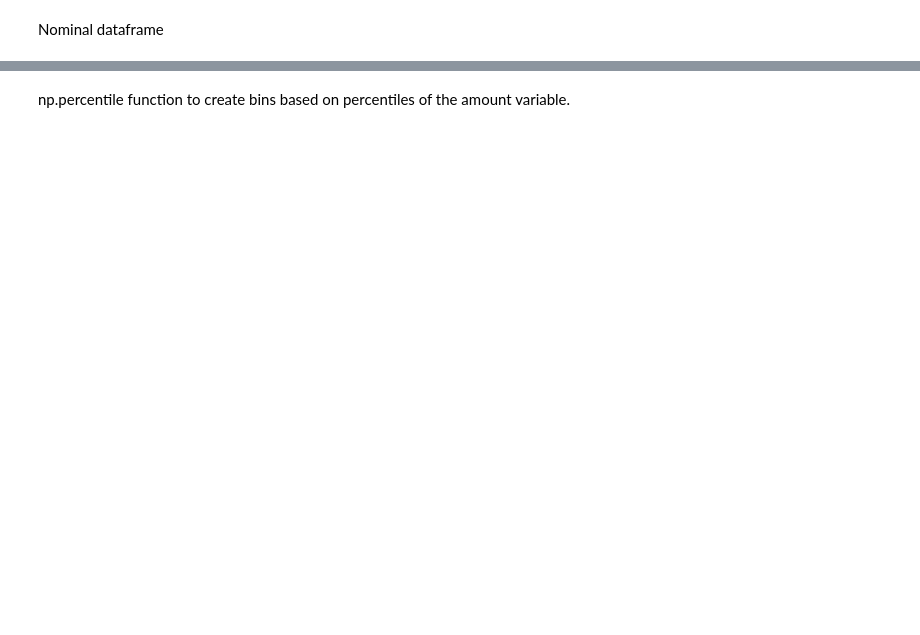
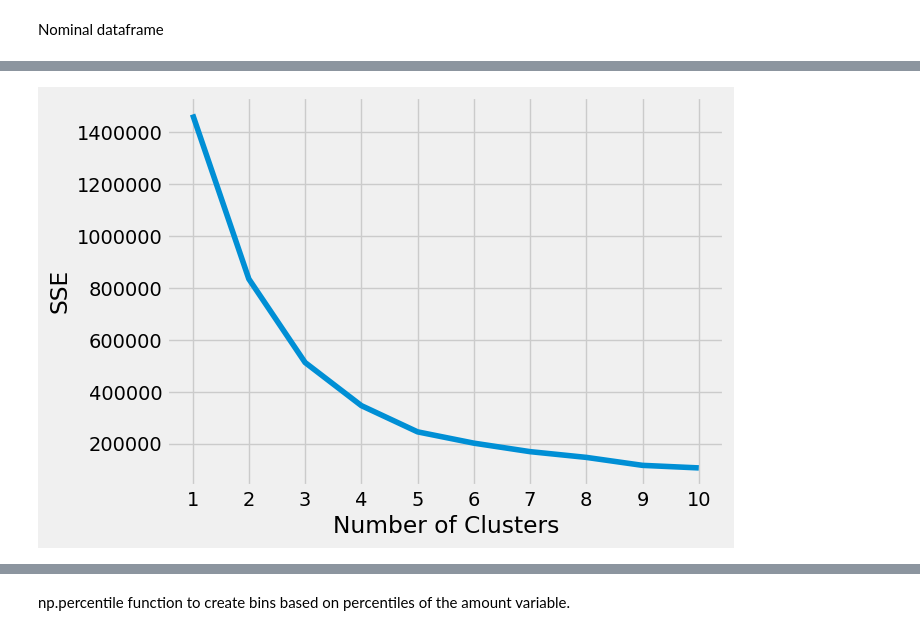
Before and after one commit to amiira-e/fyp, a Jupyter notebook: Apriori algorithm.ipynb, the cells around one changed output, grey strips where cells are left out. Cells and saved outputs as stored; diff of their text form; code cells hidden in the pictures; blank space fills up the shorter version.

```diff
--- a/Apriori algorithm.ipynb
+++ b/Apriori algorithm.ipynb
@@ -6,0 +99,5 @@ df_sample=pd.read_csv(r"C:\Users\23059\OneDrive\Desktop\Amiira\Y3S1\fyp\sample.c
+# %%
+import pandas as pd
+
+# Assuming your dataframe is named "df"
+df_sample["isFraud"] = df_sample["isFraud"].replace({0: "NoFraud", 1: "Fraud"})
@@ -7,10 +283,10 @@ df_sample=pd.read_csv(r"C:\Users\23059\OneDrive\Desktop\Amiira\Y3S1\fyp\sample.c
 # %%
 from sklearn.preprocessing import LabelEncoder
-le = LabelEncoder()
-label = le.fit_transform(df_sample['type'])
-label
-df_sample.drop("type", axis=1, inplace=True)
-df_sample["type"] = label
+# le = LabelEncoder()
+# label = le.fit_transform(df_sample['type'])
+# label
+# df_sample.drop("type", axis=1, inplace=True)
+# df_sample["type"] = label
 
 from sklearn.preprocessing import LabelEncoder
 le = LabelEncoder()
@@ -27,0 +320,2 @@ df_sample["nameOrig"] = label
+# %%
+df_sample['type'] = df_sample['type'].replace({'CASH_OUT': 0, 'CASH_IN': 1, 'PAYMENT': 2, 'TRANSFER': 3, 'DEBIT': 4})
@@ -70,6 +371,9 @@ Name: isFraud, dtype: int64
 # %%
 # combine X_resampled and y_resampled back to a dataframe
 df_sample = pd.concat([pd.DataFrame(X_resampled, columns=X.columns), pd.DataFrame(y_resampled, columns=['isFraud'])], axis=1)
+# %%
+reverse_map = {0: 'CASH_OUT', 1: 'CASH_IN', 2: 'PAYMENT', 3: 'TRANSFER', 4: 'DEBIT'}
+df_sample['type'] = df_sample['type'].replace(reverse_map)
 # %% [markdown]
 Nominal dataframe
 # %%
@@ -222,0 +389,64 @@ new_df1.head(20)
+# %%
+from sklearn.cluster import KMeans
+
+# This code transforms the continuous variables (step and amount) taking into account ‘isFraud Class’ which is the objective
+# of this research. A k-means cluster model with 3 features, ‘isFraud’, ‘step’ and ‘amount’ is used.
+# The variables ‘step_cluster’ and ‘amount_cluster’ are created for every single transaction.
+
+continuous_vars = ['step','amount','isFraud']
+
+# Normalizing the data
+normalized_df = (df_sample[continuous_vars] - df_sample[continuous_vars].mean()) / df_sample[continuous_vars].std()
+
+# Determining the optimal number of clusters
+kmeans_kwargs = {"init": "random", "n_init": 10, "max_iter": 50, "random_state": 42}
+sse = []
+for k in range(1, 11):
+    kmeans = KMeans(n_clusters=k, **kmeans_kwargs)
+    kmeans.fit(normalized_df)
+    sse.append(kmeans.inertia_)
+
+# Application of th elbow method
+import matplotlib.pyplot as plt
+plt.style.use("fivethirtyeight")
+plt.plot(range(1, 11), sse)
+plt.xticks(range(1, 11))
+plt.xlabel("Number of Clusters")
+plt.ylabel("SSE")
+plt.show()
+
+# Application of K-Means clustering
+kmeans = KMeans(n_clusters=3, **kmeans_kwargs)
+kmeans.fit(normalized_df)
+clusters = kmeans.predict(normalized_df)
+
+# Using K-Means clustering to create clusters for the continuous variables "step", "amount" while taking "isFraud" into consideration
+cluster_df = pd.DataFrame()
+for var in continuous_vars:
+    cluster_centers = kmeans.cluster_centers_[:, continuous_vars.index(var)]
+    col_name = var + '_cluster'
+    cluster_df[col_name] = kmeans.predict(normalized_df)
+
+    # Replace cluster labels with desired values
+
+    # No change is performed on 'isFraud variable'.
+    if var == 'isFraud':
+        cluster_df[col_name] = cluster_df[col_name].apply(lambda x: 1 if x == 1 else 0)
+
+    elif var=='amount':
+        bin_edges = [0, 50000, 100000, 500000, 1000000, 5000000, 10000000, 60000000, 80000000]
+        cluster_labels = ['0-50k', '50k-100k', '100k-500k', '500k-1M', '1M-5M', '5M-10M', '10M-60M', '60M-80M']
+        cluster_df[col_name] = pd.cut(df_sample['amount'], bins=bin_edges, labels=cluster_labels)
+        print(f"The bin edges for amount are {bin_edges}")
+
+    elif var == 'step':
+        bin_edges = [-np.inf, 186, 372, 558, np.inf]
+        cluster_labels = ['1-186', '187-372', '373-558', '559-743']
+        cluster_df[col_name] = pd.cut(df_sample['step'], bins=bin_edges, labels=cluster_labels)
+        print(f"The bin edges for step are {bin_edges}")
+
+# Create new dataframe to store the converted values
+K_means_df = pd.DataFrame()
+K_means_df = pd.concat([K_means_df, cluster_df], axis=1)
+# %% [output]
+[figure, added]
```
Also changed, not shown: parts of 85 cells of this notebook, 24 other files.
